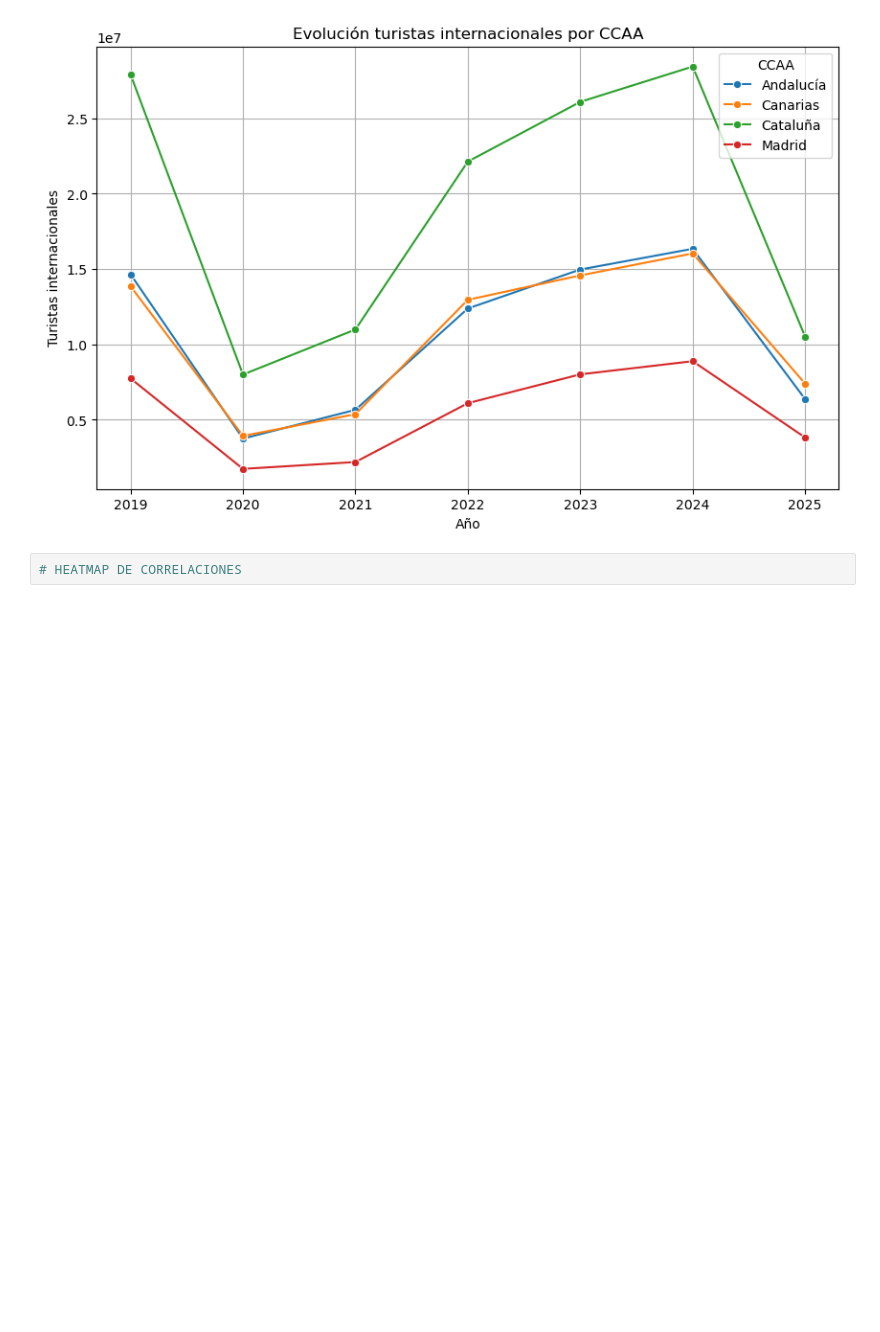
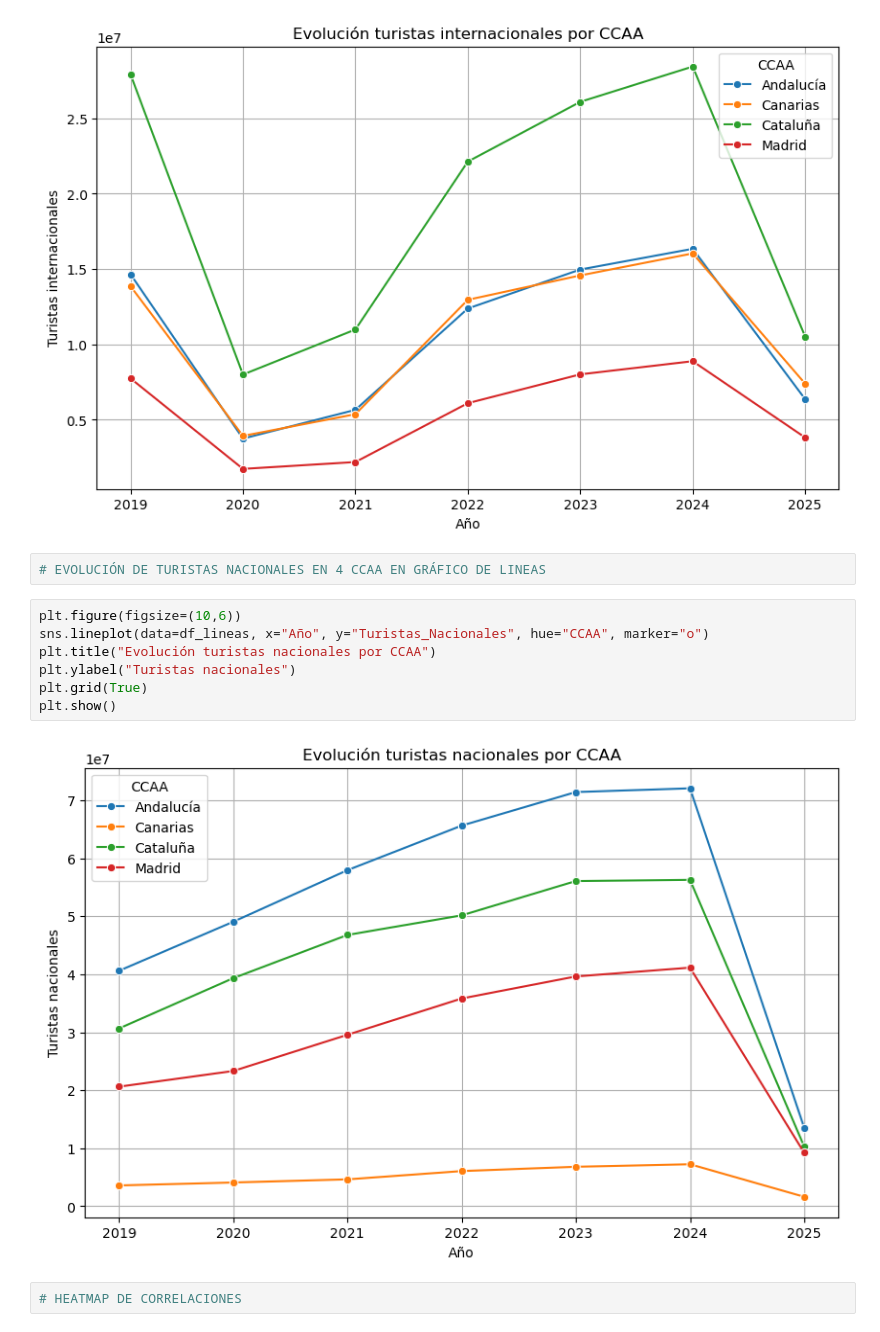
Before and after one commit to lorenabao/ETL_Turismo, a Jupyter notebook: 04_Visualization.ipynb, the cells around one changed output. Cells and saved outputs as stored; diff of their text form; blank space fills up the shorter version.

Commit message:
Me faltaba un gráfico

```diff
--- a/04_Visualization.ipynb
+++ b/04_Visualization.ipynb
@@ -171,6 +171,17 @@ plt.grid(True)
 plt.show()
 # %% [output]
 [figure]
+# %%
+# EVOLUCIÓN DE TURISTAS NACIONALES EN 4 CCAA EN GRÁFICO DE LINEAS
+# %%
+plt.figure(figsize=(10,6))
+sns.lineplot(data=df_lineas, x="Año", y="Turistas_Nacionales", hue="CCAA", marker="o")
+plt.title("Evolución turistas nacionales por CCAA")
+plt.ylabel("Turistas nacionales")
+plt.grid(True)
+plt.show()
+# %% [output]
+[figure, added]
 # %%
 # HEATMAP DE CORRELACIONES
 # %%
```
